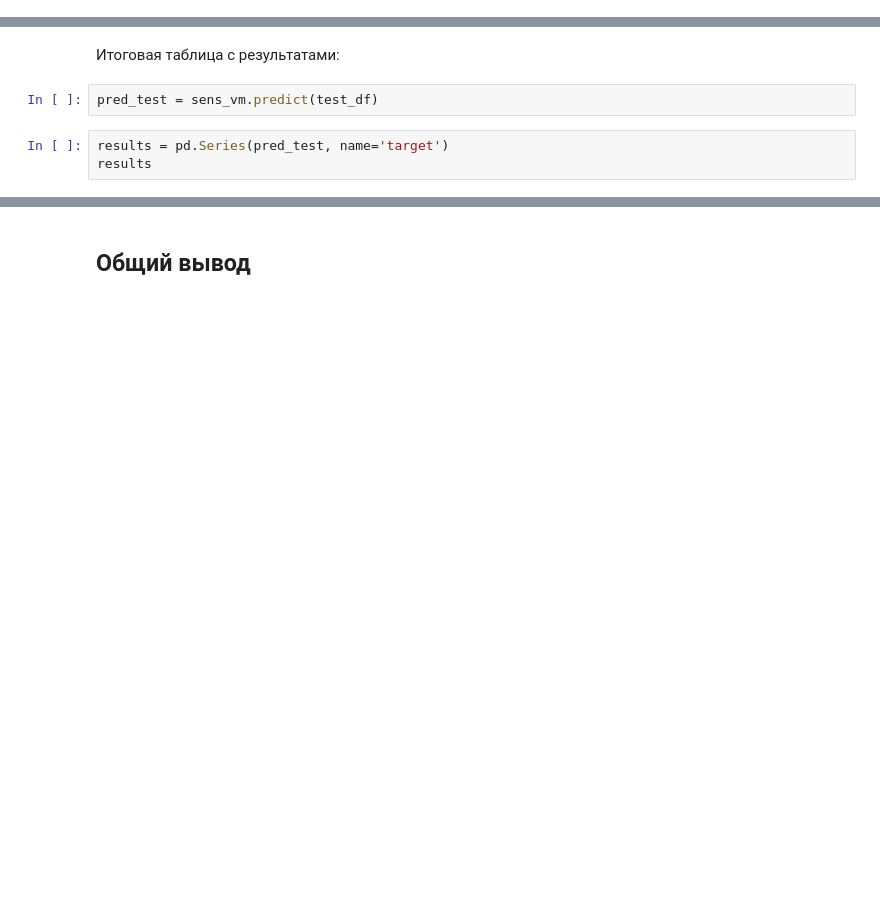
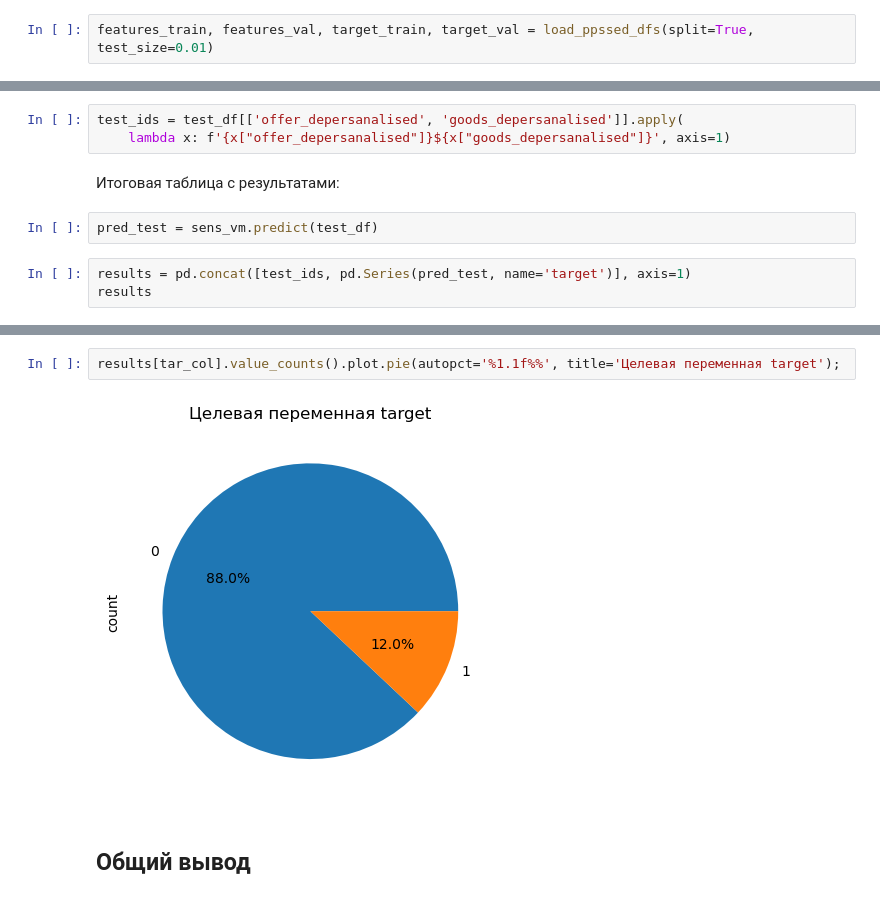
Before and after one commit to burooom/ml_projects, a Jupyter notebook: Goods_matching/Goods_matching.ipynb, the cells around one changed output, grey strips where cells are left out. Drawn from its saved outputs; the diff is of its cells as text; blank space fills up the shorter version.

```diff
--- a/Goods_matching/Goods_matching.ipynb
+++ b/Goods_matching/Goods_matching.ipynb
@@ -1316,0 +1223,2 @@ pd.DataFrame({'Модель':['baseline LR',
+# %%
+features_train, features_val, target_train, target_val = load_ppssed_dfs(split=True, test_size=0.01)
@@ -1329,8 +1342,11 @@ test_df = load_ppssed_dfs(train=False, test=True)
+# %%
+test_ids = test_df[['offer_depersanalised', 'goods_depersanalised']].apply(
+    lambda x: f'{x["offer_depersanalised"]}${x["goods_depersanalised"]}', axis=1)
 # %% [markdown]
 Итоговая таблица с результатами:
 # %%
 pred_test = sens_vm.predict(test_df)
 # %%
-results = pd.Series(pred_test, name='target')
+results = pd.concat([test_ids, pd.Series(pred_test, name='target')], axis=1)
 results
 # %% [output]
@@ -1349,3 +1366,7 @@ Name: target, Length: 363835, dtype: int8
+# %%
+results[tar_col].value_counts().plot.pie(autopct='%1.1f%%', title='Целевая переменная target');
+# %% [output]
+[figure, added]
 # %% [markdown]
 ## Общий вывод
 # %% [markdown]
```
Also changed, not shown: parts of 26 cells of this notebook, 2 other files.
